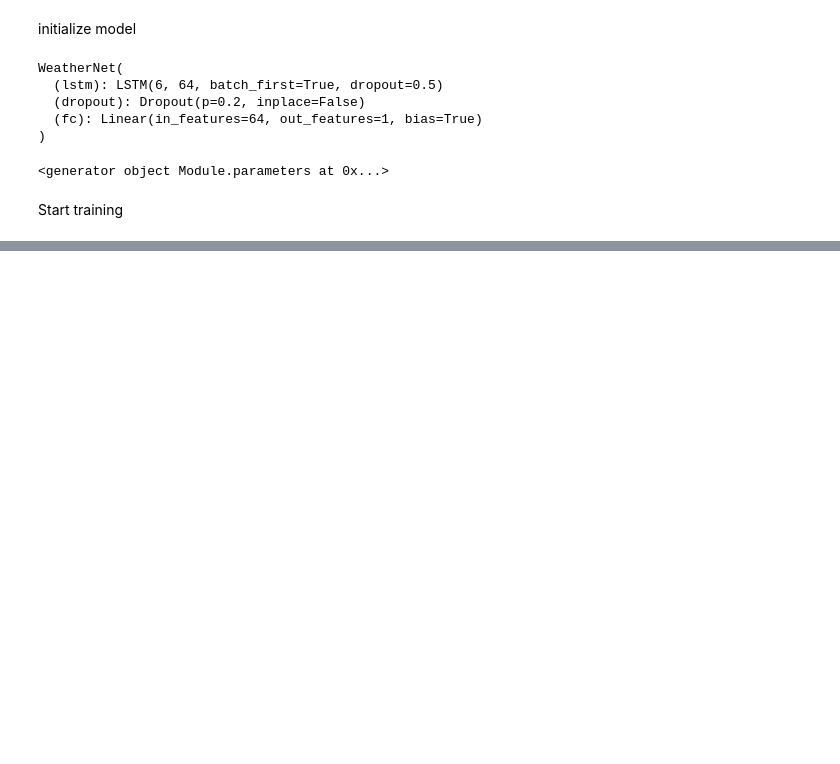
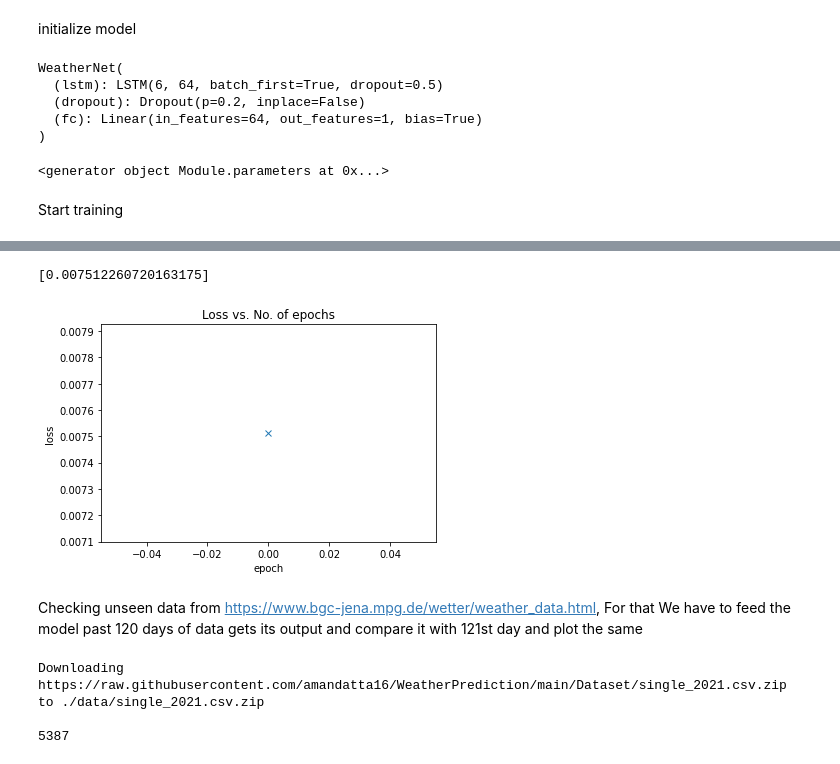
Before and after one commit to amandatta16/WeatherPrediction, a Jupyter notebook: WeatherForecast.ipynb, the cells around one changed output, grey strips where cells are left out. Cells and saved outputs as stored; diff of their text form; code cells hidden in the pictures; blank space fills up the shorter version.

```diff
--- a/WeatherForecast.ipynb
+++ b/WeatherForecast.ipynb
@@ -175,13 +205,13 @@ class TimeseriesDataset(torch.utils.data.Dataset):
 # %%
-sequence_length = 120
 
-train_dataset = TimeseriesDataset(x_train, y_train, 120)
-val_dataset = TimeseriesDataset(x_val, y_val, 120)
+
+train_dataset = TimeseriesDataset(x_train, y_train, xSequenceLength, ySequenceLength)
+val_dataset = TimeseriesDataset(x_val, y_val, xSequenceLength, ySequenceLength)
 
 batch_size = 256
 
-train_loader = DataLoader(train_dataset, shuffle=False, batch_size=batch_size)
-val_loader = DataLoader(val_dataset, shuffle=False, batch_size=batch_size)
+train_loader = DataLoader(train_dataset, shuffle=False, batch_size=batch_size, drop_last=True)
+val_loader = DataLoader(val_dataset, shuffle=False, batch_size=batch_size, drop_last=True)
 #test_loader = DataLoader(test_data, shuffle=True, batch_size=batch_size)
 # %%
 dataiter = iter(train_loader)
@@ -212,7 +254,7 @@ class WeatherNet(nn.Module):
         x = x.float()
         batch_size = x.size(0)
         lstm_out, hidden = self.lstm(x, hidden)
-        lstm_out = (lstm_out[:, sequence_length-1, :])
+        lstm_out = (lstm_out[:, xSequenceLength-1, :])
         out = self.dropout(lstm_out)
         out = self.fc(out)
         out = out.view(batch_size, -1)
@@ -249,7 +291,7 @@ print(model.parameters())
 # %% [markdown]
 Start training
 # %%
-epochs = 5
+epochs = 1#3
 counter = 0
 print_every = 1000
 clip = 5
@@ -263,8 +305,8 @@ for i in range(epochs):
         counter += 1
         h = tuple([e.data for e in h])
         optimizer.zero_grad()
-        output, h = model(sample_x, h)
-        loss = criterion(output.squeeze(), sample_y.float().squeeze())
+        output, h = model(inputs, h)
+        loss = criterion(output.squeeze(), labels.float().squeeze())
         loss.backward()
         nn.utils.clip_grad_norm_(model.parameters(), clip)
         optimizer.step()
@@ -276,15 +318,16 @@ for i in range(epochs):
             model.eval()
             for inp, lab in val_loader:
                 val_h = tuple([each.data for each in val_h])
-                if inp.shape[0] == 256:
-                    out, val_h = model(inp, val_h)
-                    val_loss = criterion(out.squeeze(), lab.float().squeeze())
-                    val_losses.append(val_loss.item())
+                out, val_h = model(inp, val_h)
+                val_loss = criterion(out.squeeze(), lab.float().squeeze())
+                val_losses.append(val_loss.item())
             model.train()
             print("Epoch: {}/{}...".format(i+1, epochs),
                   "Step: {}...".format(counter),
                   "Loss: {:.6f}...".format(loss.item()),
                   "Val Loss: {:.6f}".format(np.mean(val_losses)))
+            history.append(np.mean(val_losses))
+
             if np.mean(val_losses) <= valid_loss_min:
                 torch.save(model.state_dict(), './state_dict.pt')
                 print('Validation loss decreased ({:.6f} --> {:.6f}).  Saving model ...'.format(valid_loss_min,np.mean(val_losses)))
@@ -306,0 +338,30 @@ Validation loss decreased (0.008502 --> 0.007319).  Saving model ...
+# %%
+print(history)
+# %% [output]
+[0.007512260720163175]
+# %%
+def plot_losses(history):
+    losses = [x for x in history]
+    plt.plot(losses, '-x')
+    plt.xlabel('epoch')
+    plt.ylabel('loss')
+    plt.title('Loss vs. No. of epochs');
+
+plot_losses(history)
+# %% [output]
+[figure, added]
+# %% [markdown]
+Checking unseen data from https://www.bgc-jena.mpg.de/wetter/weather_data.html,
+For that We have to feed the model past 120 days of data gets its output and compare it with 121st day and plot the same
+# %%
+dataset_url = "https://github.com/amandatta16/WeatherPrediction/blob/main/Dataset/single_2021.csv.zip?raw=true"
+download_url(dataset_url, './data','single_2021.csv.zip' )
+zip_file = ZipFile('./data/single_2021.csv.zip')
+zip_file.extractall()
+df = pd.read_csv('./data/single_2021.csv.zip', encoding = "ISO-8859-1")
+df.head()
+print(df.shape[0])
+# %% [output]
+Downloading https://raw.githubusercontent.com/amandatta16/WeatherPrediction/main/Dataset/single_2021.csv.zip to ./data/single_2021.csv.zip
+
+5387
```
Also changed, not shown: parts of 25 cells of this notebook.
